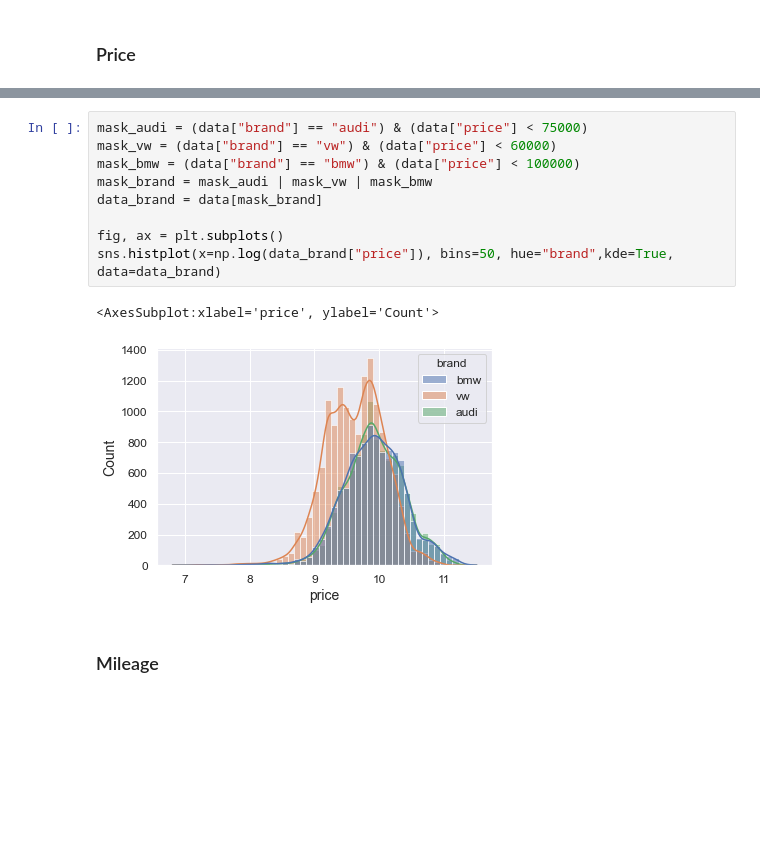
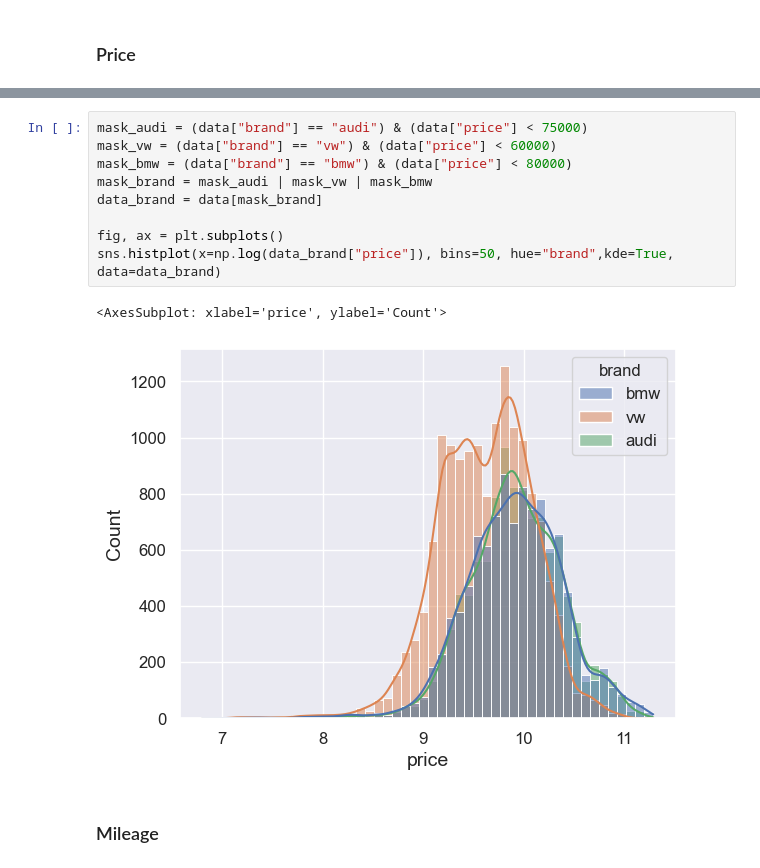
Before and after one commit to albertovidalrod/Linear-regression---car-price, a Jupyter notebook: car price prediction.ipynb, the cells around one changed output, grey strips where cells are left out. Cells and saved outputs as stored; diff of their text form; blank space fills up the shorter version.

```diff
--- a/car price prediction.ipynb
+++ b/car price prediction.ipynb
@@ -353,15 +353,15 @@ sns.boxplot(x="price", y="brand", data=data, ax=ax)
 # %%
 mask_audi = (data["brand"] == "audi") & (data["price"] < 75000)
 mask_vw = (data["brand"] == "vw") & (data["price"] < 60000)
-mask_bmw = (data["brand"] == "bmw") & (data["price"] < 100000)
+mask_bmw = (data["brand"] == "bmw") & (data["price"] < 80000)
 mask_brand = mask_audi | mask_vw | mask_bmw
 data_brand = data[mask_brand]
 
 fig, ax = plt.subplots()
 sns.histplot(x=np.log(data_brand["price"]), bins=50, hue="brand",kde=True, data=data_brand)
 # %% [output]
-<AxesSubplot:xlabel='price', ylabel='Count'>
+<AxesSubplot: xlabel='price', ylabel='Count'>
-[figure, old version]
+[figure, new version]
 # %% [markdown]
 ### Mileage
 # %%
```
Also changed, not shown: parts of 21 cells of this notebook, 9 other files.
